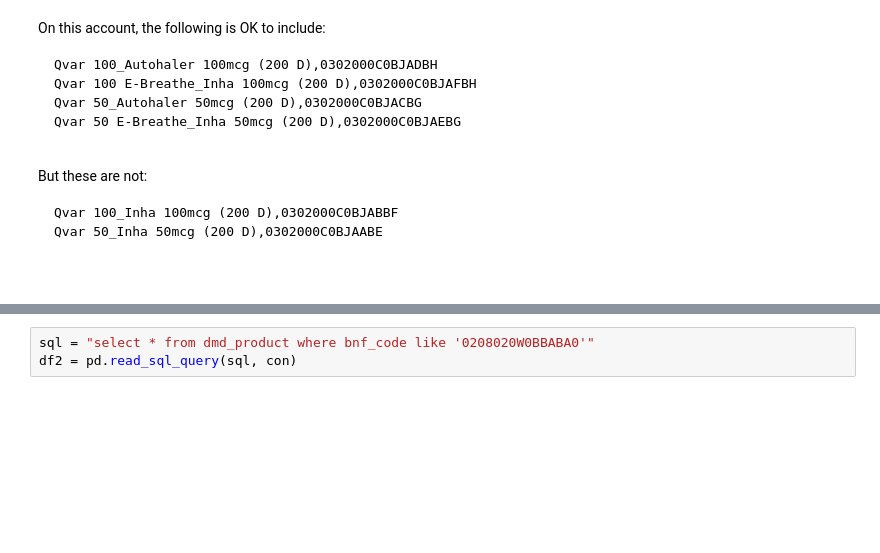
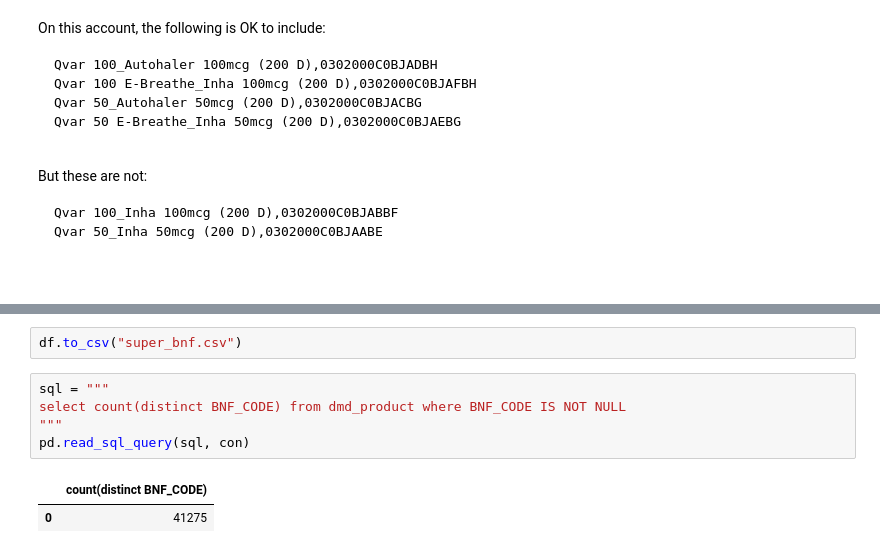
Before and after one commit to ebmdatalab/price-per-dose, a Jupyter notebook: snomed-bnf-mapping.ipynb, the cells around one changed output, grey strips where cells are left out. Cells and saved outputs as stored; diff of their text form; blank space fills up the shorter version.

```diff
--- a/snomed-bnf-mapping.ipynb
+++ b/snomed-bnf-mapping.ipynb
@@ -364,3 +343,10 @@ df[df.special_container != 1]
+# %%
+df.to_csv("super_bnf.csv")
 # %%
-sql = "select * from dmd_product where bnf_code like '0208020W0BBABA0'"
-df2 = pd.read_sql_query(sql, con)
+sql = """
+select count(distinct BNF_CODE) from dmd_product where BNF_CODE IS NOT NULL
+"""
+pd.read_sql_query(sql, con)
+# %% [output]
+|  | count(distinct BNF_CODE) |
+| 0 | 41275 |
```
Also changed, not shown: parts of 8 cells of this notebook.
